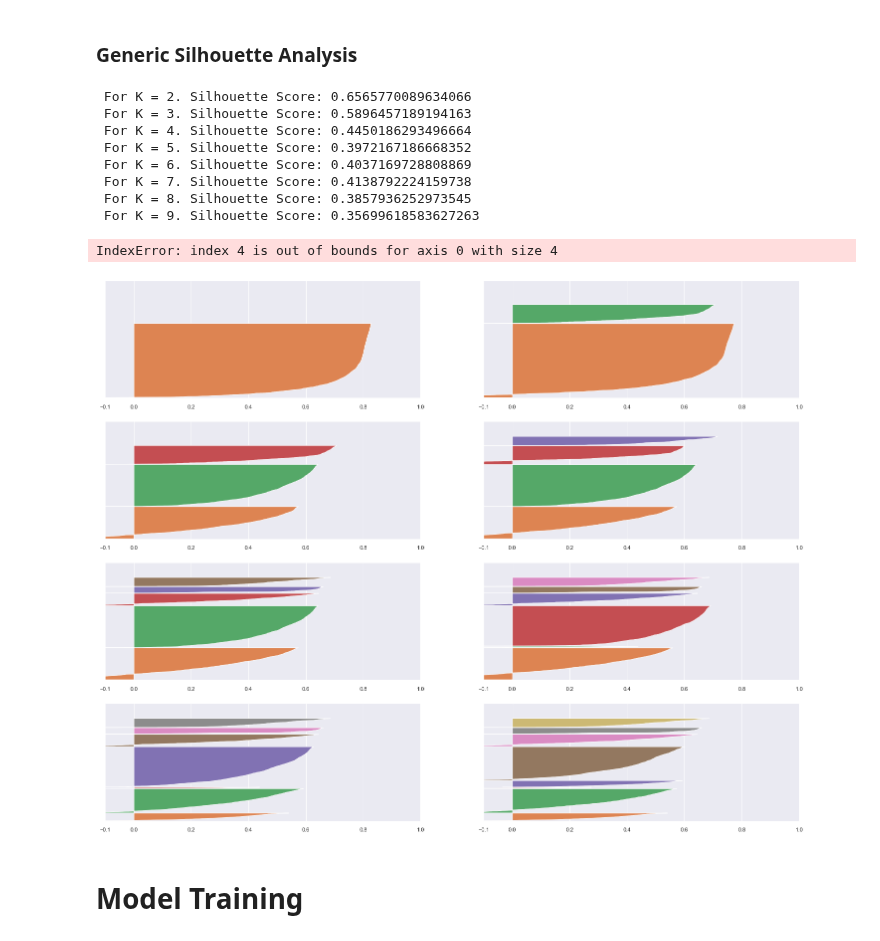
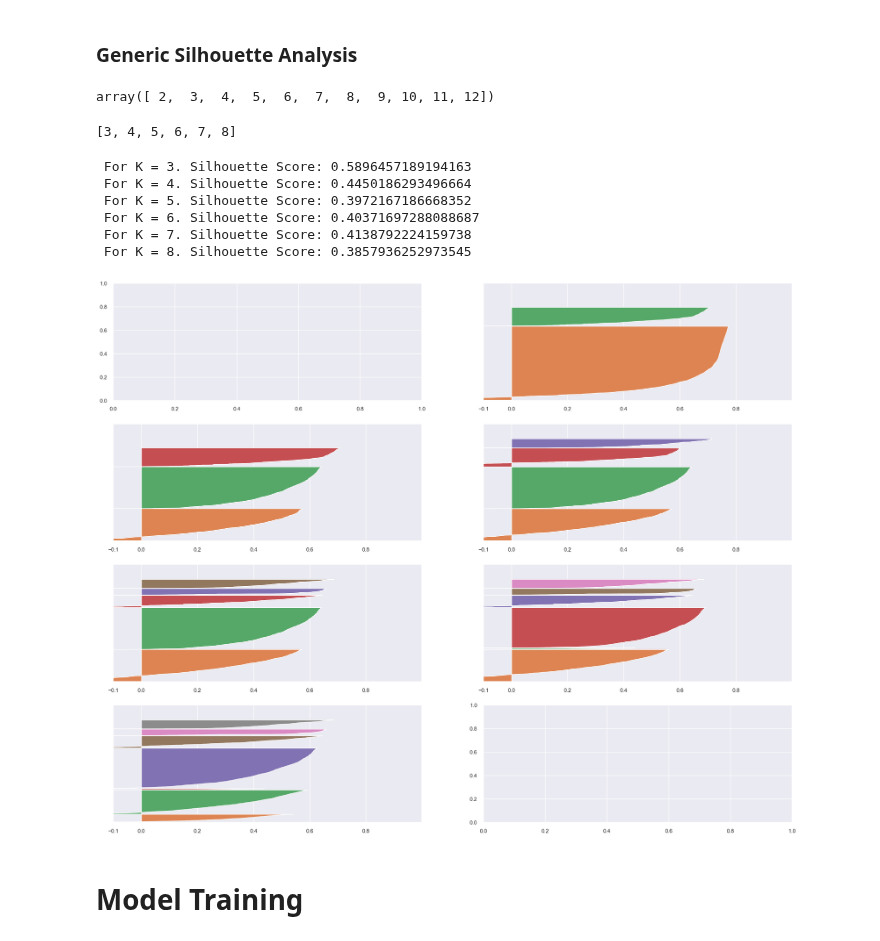
Before and after one commit to nortonvanz/Fidelity-Program, a Jupyter notebook: notebooks/8.0-nmv-end-to-end-fidelity-program-clustering.ipynb, the cells around one changed output. Drawn from its saved outputs; the diff is of its cells as text; code cells hidden in the pictures.

```diff
--- a/notebooks/8.0-nmv-end-to-end-fidelity-program-clustering.ipynb
+++ b/notebooks/8.0-nmv-end-to-end-fidelity-program-clustering.ipynb
@@ -2268,12 +2271,22 @@ For a good clustering, we need clusters to have two properties:
 Let's use Silhouette Score (SS) for all algorithms, wich calculates both Compactness and Separation
 # %% [markdown]
 ### Generic Silhouette Analysis
+# %%
+clusters_em
+# %% [output]
+array([ 2,  3,  4,  5,  6,  7,  8,  9, 10, 11, 12])
+# %%
+clusters_plot = [3, 4, 5, 6, 7, 8]
+clusters_plot
+# %% [output]
+[3, 4, 5, 6, 7, 8]
 # %%
 #evaluating HC here:
 fig, ax = plt.subplots( 4, 2 )
 fig.set_size_inches( 25, 20 )
 
-for k in clusters_em:
+#for k in clusters_em:
+for k in clusters_plot:
     #position to plot
     q, mod = divmod( k, 2 )
     ax[q-1, mod].set_xlim( [ -0.1, 1] )
@@ -2294,39 +2307,36 @@ for k in clusters_em:
 
     #space between clusters
     y_lower = 10
     for i in range( k ):
 
         # select clusters
         ith_samples_silhouette_values = samples_silhouette_values[ labels == i]
 
         # sort values
         ith_samples_silhouette_values.sort()
 
         # size clusters
         size_cluster_i = ith_samples_silhouette_values.shape[0]
         y_upper = y_lower + size_cluster_i
 
         # define colors range
         cmap = cm.get_cmap( 'Spectral' )
         color = cmap( i / k )
 
         ax[q-1, mod].fill_betweenx( np.arange( y_lower, y_upper ), 0, ith_samples_silhouette_values  )
 
         y_lower = y_upper + 10
 
     ax[q-1, mod].set_yticks([])
-    ax[q-1, mod].set_xticks( [-0.1, 0, 0.2, 0.4, 0.6, 0.8, 1])
+    ax[q-1, mod].set_xticks( [-0.1, 0, 0.2, 0.4, 0.6, 0.8] )
 # %% [output]
- For K = 2. Silhouette Score: 0.6565770089634066
  For K = 3. Silhouette Score: 0.5896457189194163
  For K = 4. Silhouette Score: 0.4450186293496664
  For K = 5. Silhouette Score: 0.3972167186668352
- For K = 6. Silhouette Score: 0.4037169728808869
+ For K = 6. Silhouette Score: 0.40371697288088687
  For K = 7. Silhouette Score: 0.4138792224159738
  For K = 8. Silhouette Score: 0.3857936252973545
- For K = 9. Silhouette Score: 0.35699618583627263
-IndexError: index 4 is out of bounds for axis 0 with size 4
-[figure, old version]
+[figure, new version]
 # %% [markdown]
 # Model Training
 # %%
```
Also changed, not shown: parts of 63 cells of this notebook, 1 other file.
